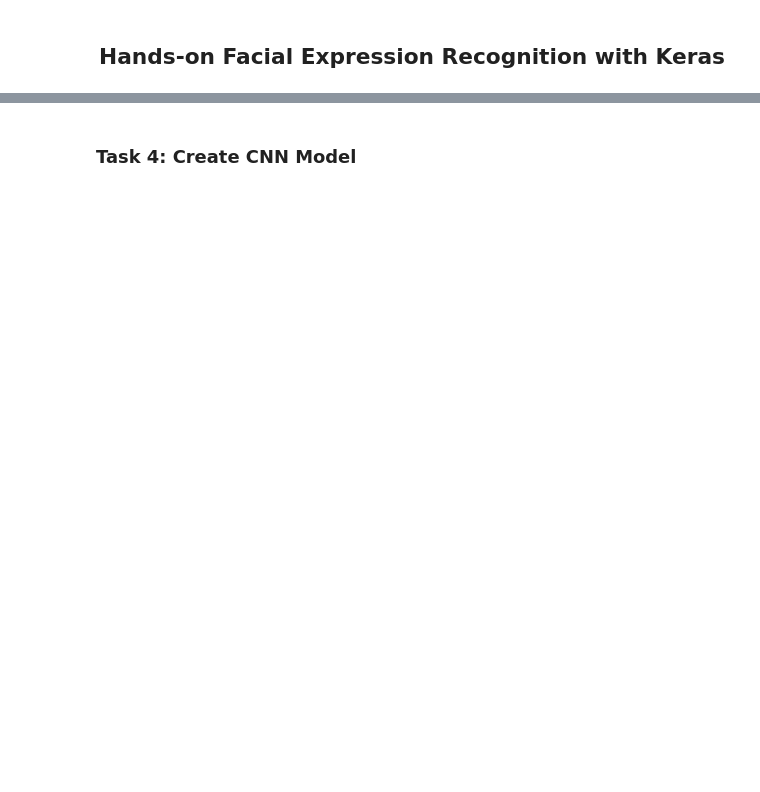
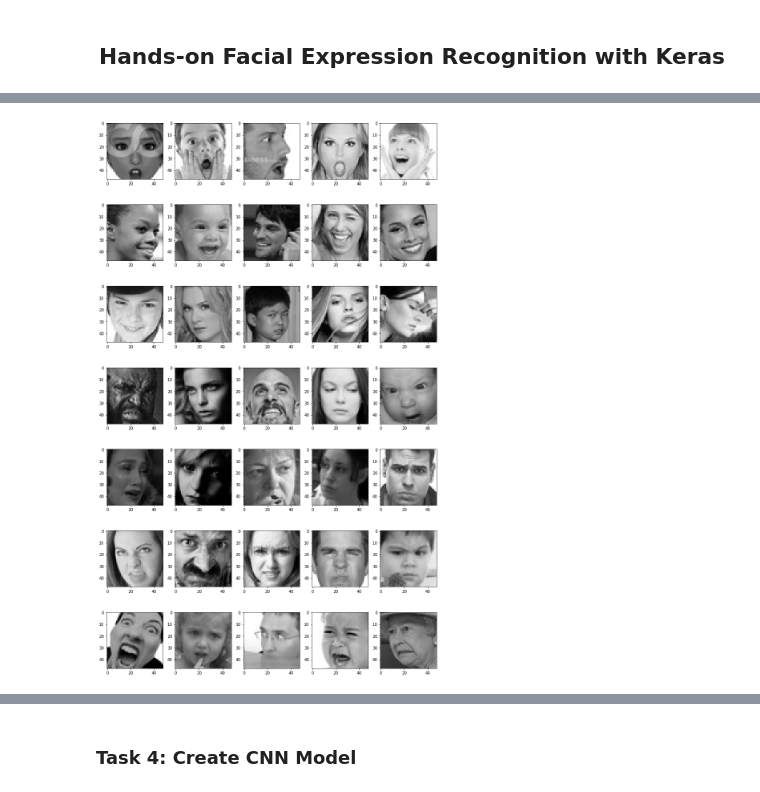
Before and after one commit to temt-ceo/ZFNet-MLP-Mix, a Jupyter notebook: Hands-On-Facial-Expression-Recognition.ipynb, the cells around one changed output, grey strips where cells are left out. Cells and saved outputs as stored; diff of their text form; code cells hidden in the pictures; blank space fills up the shorter version.

```diff
--- a/Hands-On-Facial-Expression-Recognition.ipynb
+++ b/Hands-On-Facial-Expression-Recognition.ipynb
@@ -46,0 +63,4 @@ print("Tensorflow version:", tf.__version__)
+# %%
+utils.datasets.fer.plot_example_images(plt).show()
+# %% [output]
+[figure, added]
```
Also changed, not shown: parts of 28 cells of this notebook.
